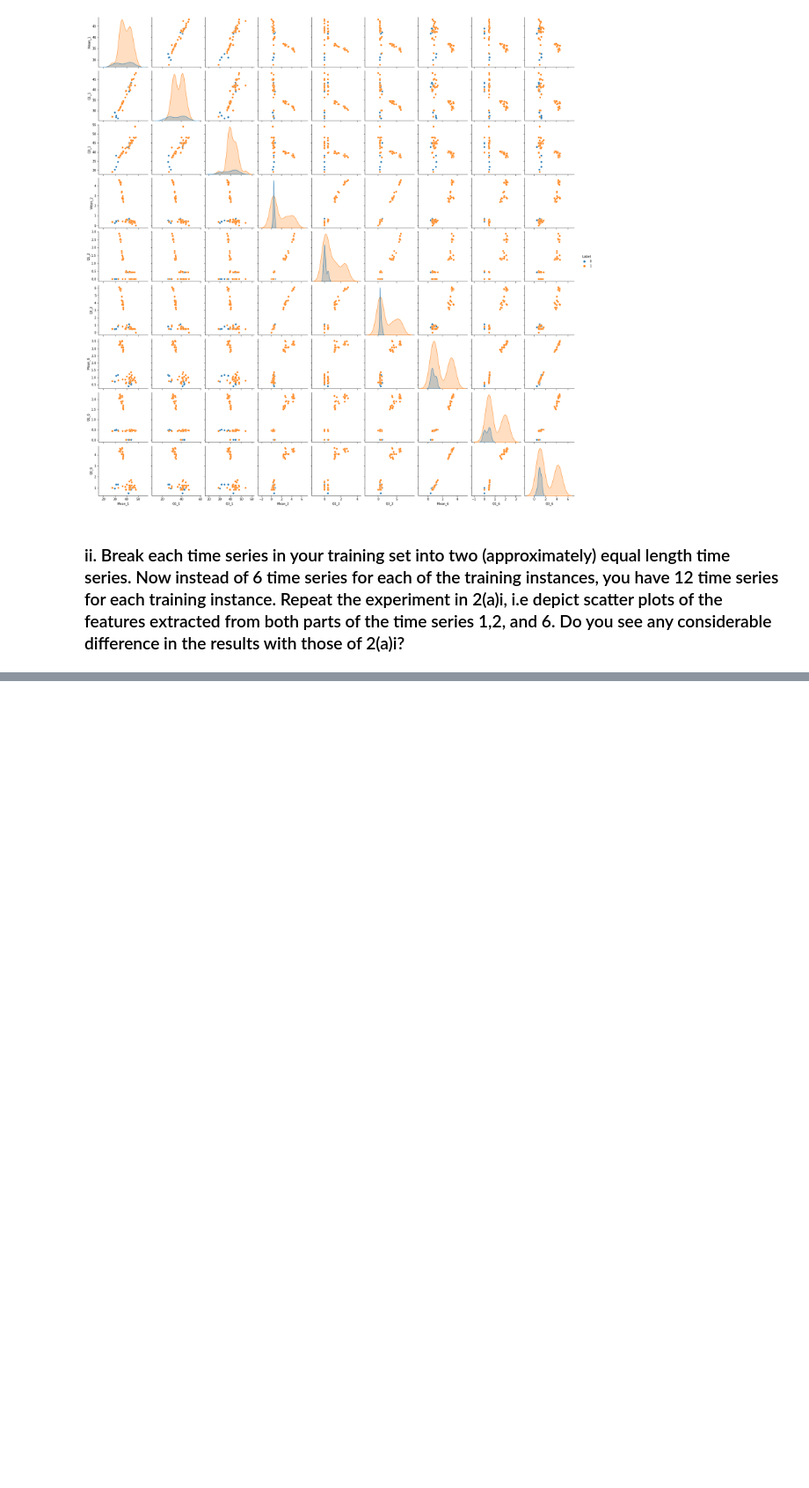
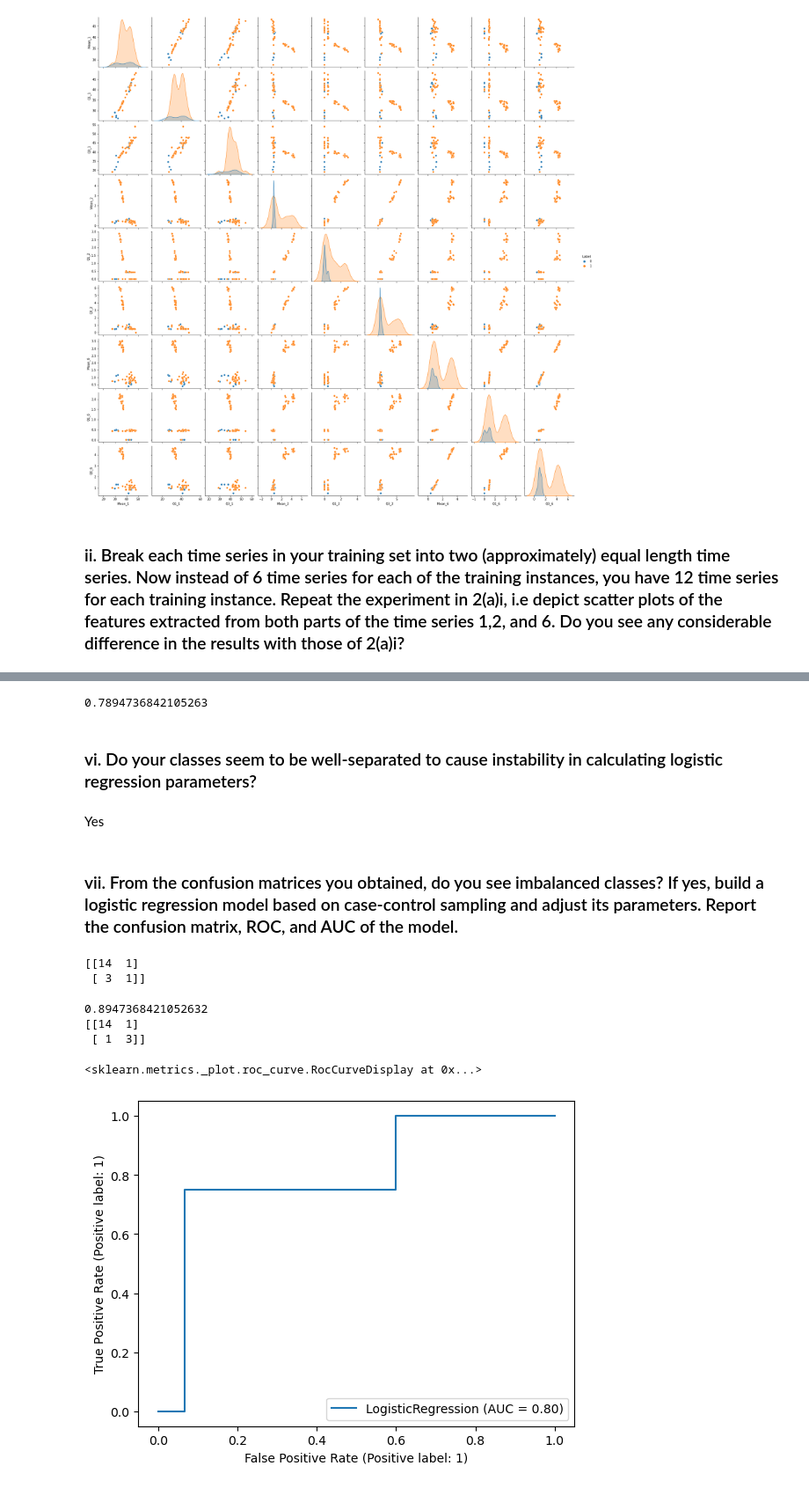
Before and after one commit to thegeorgejoseph/machine-learning, a Jupyter notebook: HW4/notebook/Joseph_George_HW4.ipynb, the cells around one changed output, grey strips where cells are left out. Shown at 88% size. Drawn from its saved outputs; the diff is of its cells as text; code cells hidden in the pictures; blank space fills up the shorter version.

```diff
--- a/HW4/notebook/Joseph_George_HW4.ipynb
+++ b/HW4/notebook/Joseph_George_HW4.ipynb
@@ -7,6 +17,7 @@ from pandas.plotting import scatter_matrix
 # %% [markdown]
 ## Getting the Training and Testing Datasets
 # %%
+#sitting dataset 8 row 54
 folders = {
     'bending1': 7,
     'bending2': 6,
@@ -32,16 +43,22 @@ for activity, _max in folders.items():
 columns = ['avg_rss12', 'var_rss12', 'avg_rss13', 'var_rss13', 'avg_rss23', 'var_rss23']
 testing_dfs = [pd.read_csv(path, skiprows = 4).iloc[:, 1:] for path in testing_paths]
 training_dfs = []
-for path in training_paths:
+for i, path in enumerate(training_paths):
     if path == f'../data/bending2/dataset4.csv':
         df = pd.read_csv(f'../data/bending2/dataset4.csv', skiprows = 5, delimiter = ' ', index_col = False, names = ['time','avg_rss12','var_rss12','avg_rss13','var_rss13','avg_rss23','var_rss23']).iloc[:, 1:]
     else:
         df = pd.read_csv(path, skiprows=4).iloc[:, 1:]
+#         if i == 37:
+#             print(df.describe())
     training_dfs.append(df)
+
 
 print(f"Number of instances {len(testing_dfs) + len(training_dfs)}")
 print(f"Number of testing instances {len(testing_dfs)}")
 print(f"Number of training instances {len(training_dfs)}")
+
+# for i, df in enumerate(training_dfs):
+#     print(i, df.shape)
 # %% [output]
 Number of instances 88
 Number of testing instances 19
@@ -112,0 +213,70 @@ plt.show()
+# %%
+rows = []
+for df, path in zip(testing_dfs, testing_paths):
+    size = math.ceil(len(df) / best_l)
+    label = path.split('/')[2]
+    if 'bending' in label:
+        label = 1
+    else:
+        label = 0
+    row = []
+    column_names = []
+    for val in column_nums:
+        start = 0
+        part = 1
+        current = np.reshape(df.iloc[:,val-1].astype(float).values, (-1,1))
+        while start < len(df):
+#                 row.append(current[start:start+size].mean())
+            row.append(df[df.columns[val-1]].iloc[start:start+size].astype(float).mean())
+            column_names.append(f'Mean_{val}_{part}')
+#                 row.append(np.percentile(current[start:start+size], 25, method = 'midpoint'))
+            row.append(df[df.columns[val-1]].iloc[start:start+size].astype(float).quantile(0.25))
+            column_names.append(f'Q1_{val}_{part}')
+#                 row.append(np.percentile(current[start: start + size], 75, method = 'midpoint'))
+            row.append(df[df.columns[val-1]].iloc[start:start+size].astype(float).quantile(0.75))
+            column_names.append(f'Q3_{val}_{part}')
+            start = start + size
+            part += 1
+    row.append(label)
+    rows.append(row[:])
+
+column_names.append('Label')
+test_df = pd.DataFrame(rows, columns = column_names)
+test_df.shape
+
+X_test_df = test_df.iloc[:,:-1]
+y_test_df = test_df.iloc[:, -1]
+preds = best_model.predict(X_test_df)
+score = best_model.score(X_test_df, y_test_df)
+print(score)
+# %% [output]
+0.7894736842105263
+# %% [markdown]
+### vi. Do your classes seem to be well-separated to cause instability in calculating logistic regression parameters?
+# %% [markdown]
+Yes
+# %% [markdown]
+### vii. From the confusion matrices you obtained, do you see imbalanced classes? If yes, build a logistic regression model based on case-control sampling and adjust its parameters. Report the confusion matrix, ROC, and AUC of the model.
+# %%
+cm=metrics.confusion_matrix(y_test_df,preds)
+print(cm)
+# %% [output]
+[[14  1]
+ [ 3  1]]
+# %%
+oversample = SMOTE()
+X, y = oversample.fit_resample(X_train_best, y_train_best)
+logit = LogisticRegression()
+model = logit.fit(X, y)
+preds = model.predict(X_test_df[best_params])
+score = model.score(X_test_df[best_params], y_test_df)
+print(score)
+cm=metrics.confusion_matrix(y_test_df,preds)
+print(cm)
+metrics.plot_roc_curve(model,X_test_df[best_params], y_test_df)
+# %% [output]
+0.8947368421052632
+[[14  1]
+ [ 1  3]]
+<sklearn.metrics._plot.roc_curve.RocCurveDisplay at 0x...>
+[figure, added]
```
Also changed, not shown: parts of 8 cells of this notebook.
